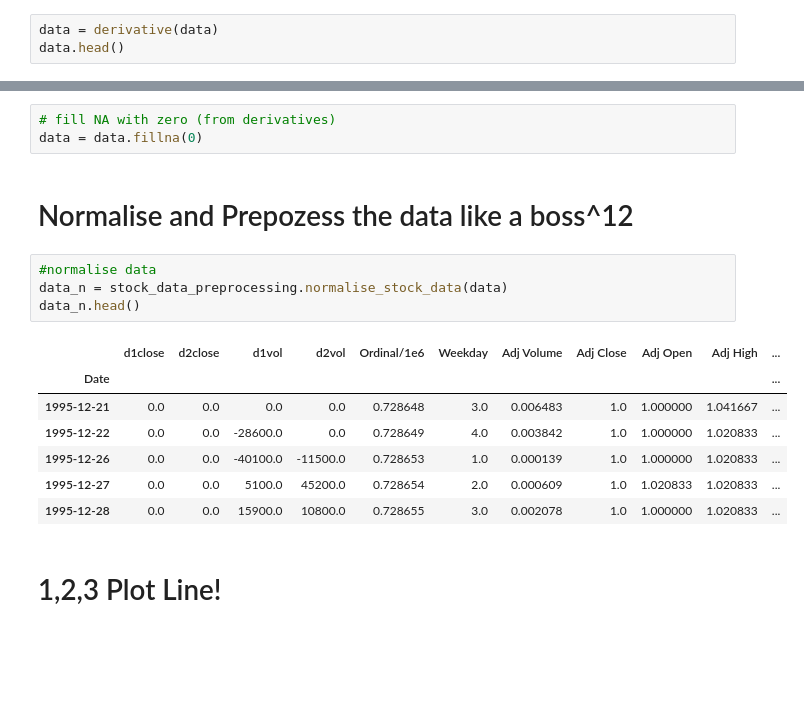
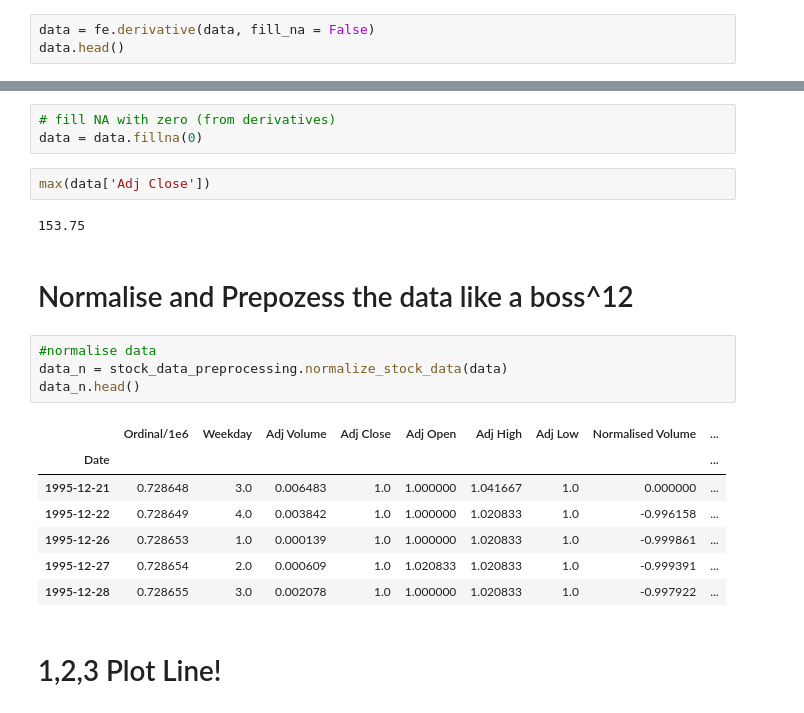
Before and after one commit to ChuckHend/ts-engine, a Jupyter notebook: Stock_pred_v2.ipynb, the cells around one changed output, grey strips where cells are left out. Cells and saved outputs as stored; diff of their text form; blank space fills up the shorter version.

```diff
--- a/Stock_pred_v2.ipynb
+++ b/Stock_pred_v2.ipynb
@@ -35,3 +29,3 @@ def derivative(df):
 # %%
-data = derivative(data)
+data = fe.derivative(data, fill_na = False)
 data.head()
@@ -38,20 +40,24 @@ data.head()
 # %%
 # fill NA with zero (from derivatives)
 data = data.fillna(0)
+# %%
+max(data['Adj Close'])
+# %% [output]
+153.75
 # %% [markdown]
 # Normalise and Prepozess the data like a boss^12
 # %%
 #normalise data
-data_n = stock_data_preprocessing.normalise_stock_data(data)
+data_n = stock_data_preprocessing.normalize_stock_data(data)
 data_n.head()
 # %% [output]
-|  | d1close | d2close | d1vol | d2vol | Ordinal/1e6 | Weekday | Adj Volume | Adj Close | Adj Open | Adj High | ... |
-| Date |  |  |  |  |  |  |  |  |  |  | ... |
-| 1995-12-21 | 0.0 | 0.0 | 0.0 | 0.0 | 0.728648 | 3.0 | 0.006483 | 1.0 | 1.000000 | 1.041667 | ... |
-| 1995-12-22 | 0.0 | 0.0 | -28600.0 | 0.0 | 0.728649 | 4.0 | 0.003842 | 1.0 | 1.000000 | 1.020833 | ... |
-| 1995-12-26 | 0.0 | 0.0 | -40100.0 | -11500.0 | 0.728653 | 1.0 | 0.000139 | 1.0 | 1.000000 | 1.020833 | ... |
-| 1995-12-27 | 0.0 | 0.0 | 5100.0 | 45200.0 | 0.728654 | 2.0 | 0.000609 | 1.0 | 1.020833 | 1.020833 | ... |
-| 1995-12-28 | 0.0 | 0.0 | 15900.0 | 10800.0 | 0.728655 | 3.0 | 0.002078 | 1.0 | 1.000000 | 1.020833 | ... |
+|  | Ordinal/1e6 | Weekday | Adj Volume | Adj Close | Adj Open | Adj High | Adj Low | Normalised Volume | ... |
+| Date |  |  |  |  |  |  |  |  | ... |
+| 1995-12-21 | 0.728648 | 3.0 | 0.006483 | 1.0 | 1.000000 | 1.041667 | 1.0 | 0.000000 | ... |
+| 1995-12-22 | 0.728649 | 4.0 | 0.003842 | 1.0 | 1.000000 | 1.020833 | 1.0 | -0.996158 | ... |
+| 1995-12-26 | 0.728653 | 1.0 | 0.000139 | 1.0 | 1.000000 | 1.020833 | 1.0 | -0.999861 | ... |
+| 1995-12-27 | 0.728654 | 2.0 | 0.000609 | 1.0 | 1.020833 | 1.020833 | 1.0 | -0.999391 | ... |
+| 1995-12-28 | 0.728655 | 3.0 | 0.002078 | 1.0 | 1.000000 | 1.020833 | 1.0 | -0.997922 | ... |
 # %% [markdown]
 # 1,2,3 Plot Line!
 # %%
```
Also changed, not shown: parts of 12 cells of this notebook, 2 other files.
